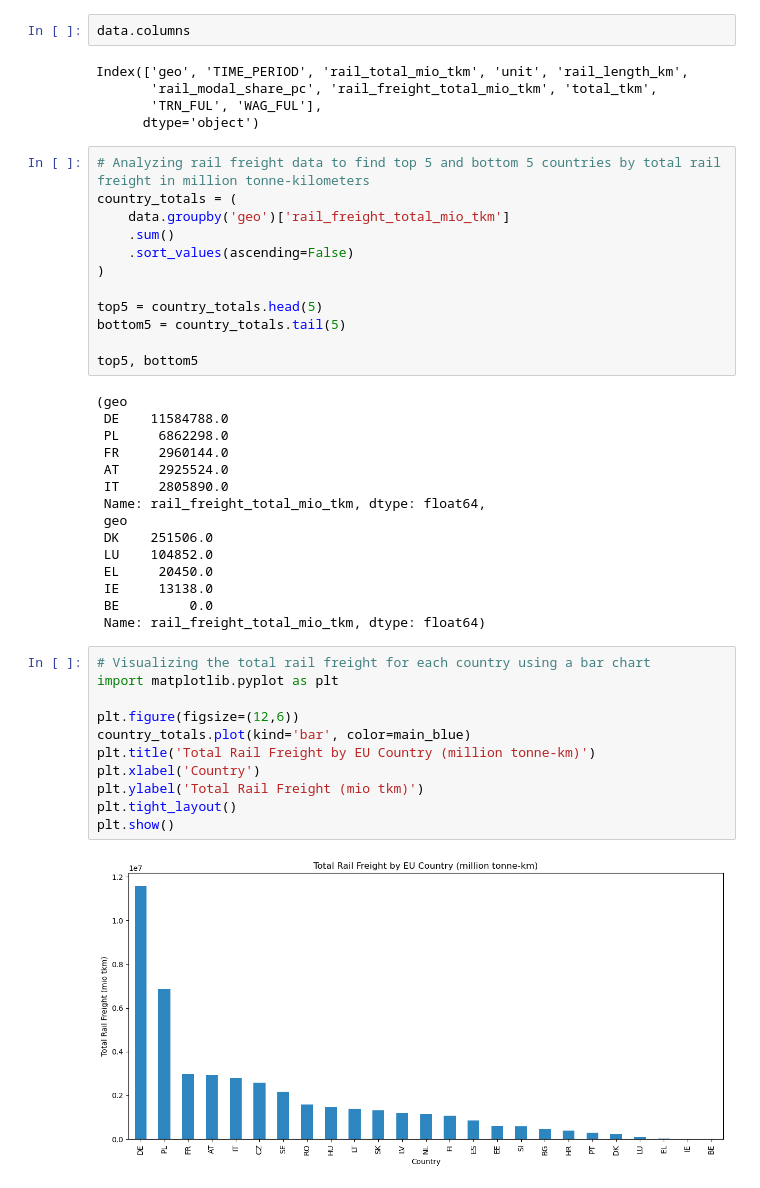
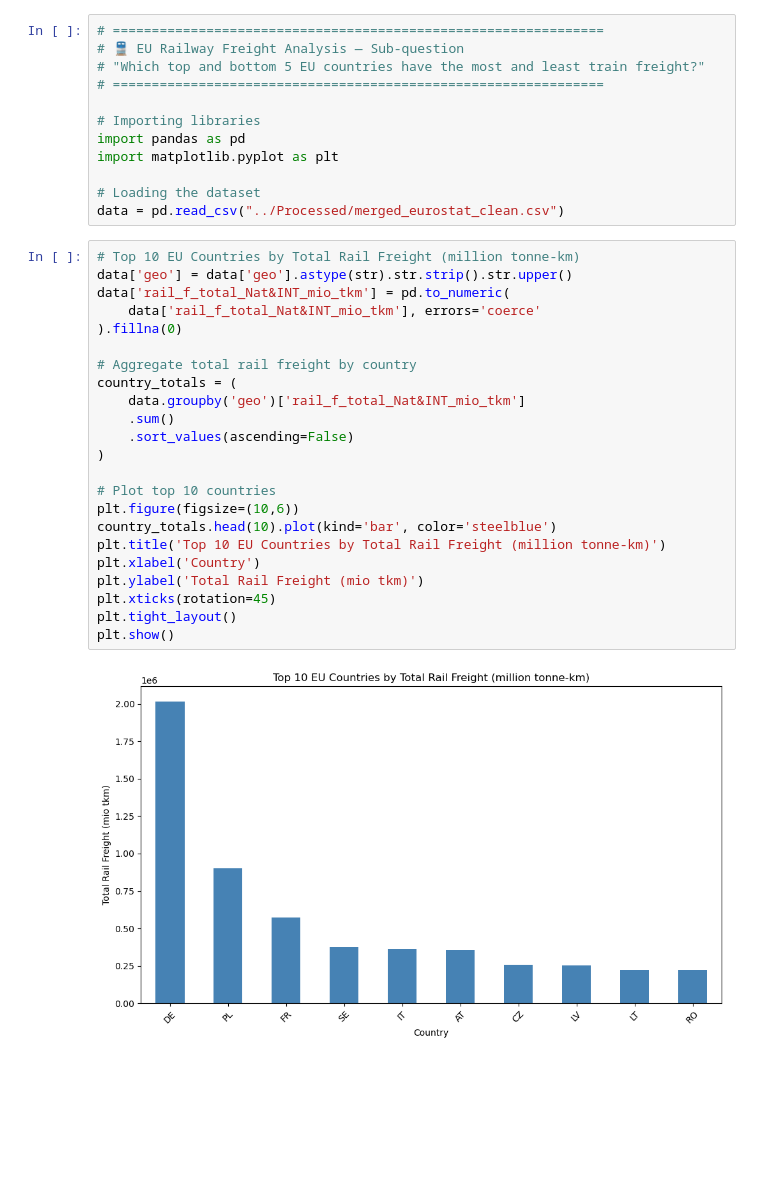
Before and after one commit to etyurkay/TIL6022-Group-Project, a Jupyter notebook: Data/Notebooks/rail_freight_analysis_PS.ipynb, the cells around one changed output. Cells and saved outputs as stored; diff of their text form; blank space fills up the shorter version.

Commit message:
Sub Question 4
code and overall dataset for sub question 4

```diff
--- a/Data/Notebooks/rail_freight_analysis_PS.ipynb
+++ b/Data/Notebooks/rail_freight_analysis_PS.ipynb
@@ -23,48 +1,38 @@ data.head()
-# %%
-data.columns
-# %% [output]
-Index(['geo', 'TIME_PERIOD', 'rail_total_mio_tkm', 'unit', 'rail_length_km',
-       'rail_modal_share_pc', 'rail_freight_total_mio_tkm', 'total_tkm',
-       'TRN_FUL', 'WAG_FUL'],
-      dtype='object')
-# %%
-# Analyzing rail freight data to find top 5 and bottom 5 countries by total rail freight in million tonne-kilometers
-country_totals = (
-    data.groupby('geo')['rail_freight_total_mio_tkm']
-    .sum()
-    .sort_values(ascending=False)
-)
-
-top5 = country_totals.head(5)
-bottom5 = country_totals.tail(5)
-
-top5, bottom5
-# %% [output]
-(geo
- DE    11584788.0
- PL     6862298.0
- FR     2960144.0
- AT     2925524.0
- IT     2805890.0
- Name: rail_freight_total_mio_tkm, dtype: float64,
- geo
- DK    251506.0
- LU    104852.0
- EL     20450.0
- IE     13138.0
- BE         0.0
- Name: rail_freight_total_mio_tkm, dtype: float64)
+# %%
+# ===============================================================
+# 🚆 EU Railway Freight Analysis — Sub-question
+# "Which top and bottom 5 EU countries have the most and least train freight?"
+# ===============================================================
+
+# Importing libraries
+import pandas as pd
+import matplotlib.pyplot as plt
+
+# Loading the dataset
+data = pd.read_csv("../Processed/merged_eurostat_clean.csv")
 # %%
-# Visualizing the total rail freight for each country using a bar chart
-import matplotlib.pyplot as plt
+# Top 10 EU Countries by Total Rail Freight (million tonne-km)
+data['geo'] = data['geo'].astype(str).str.strip().str.upper()
+data['rail_f_total_Nat&INT_mio_tkm'] = pd.to_numeric(
+    data['rail_f_total_Nat&INT_mio_tkm'], errors='coerce'
+).fillna(0)
 
-plt.figure(figsize=(12,6))
-country_totals.plot(kind='bar', color=main_blue)
-plt.title('Total Rail Freight by EU Country (million tonne-km)')
+# Aggregate total rail freight by country
+country_totals = (
+    data.groupby('geo')['rail_f_total_Nat&INT_mio_tkm']
+    .sum()
+    .sort_values(ascending=False)
+)
+
+# Plot top 10 countries
+plt.figure(figsize=(10,6))
+country_totals.head(10).plot(kind='bar', color='steelblue')
+plt.title('Top 10 EU Countries by Total Rail Freight (million tonne-km)')
 plt.xlabel('Country')
 plt.ylabel('Total Rail Freight (mio tkm)')
+plt.xticks(rotation=45)
 plt.tight_layout()
 plt.show()
 # %% [output]
-[figure, old version]
+[figure, new version]
 # %%
```
Also changed, not shown: parts of 8 cells of this notebook, 1 other file.
